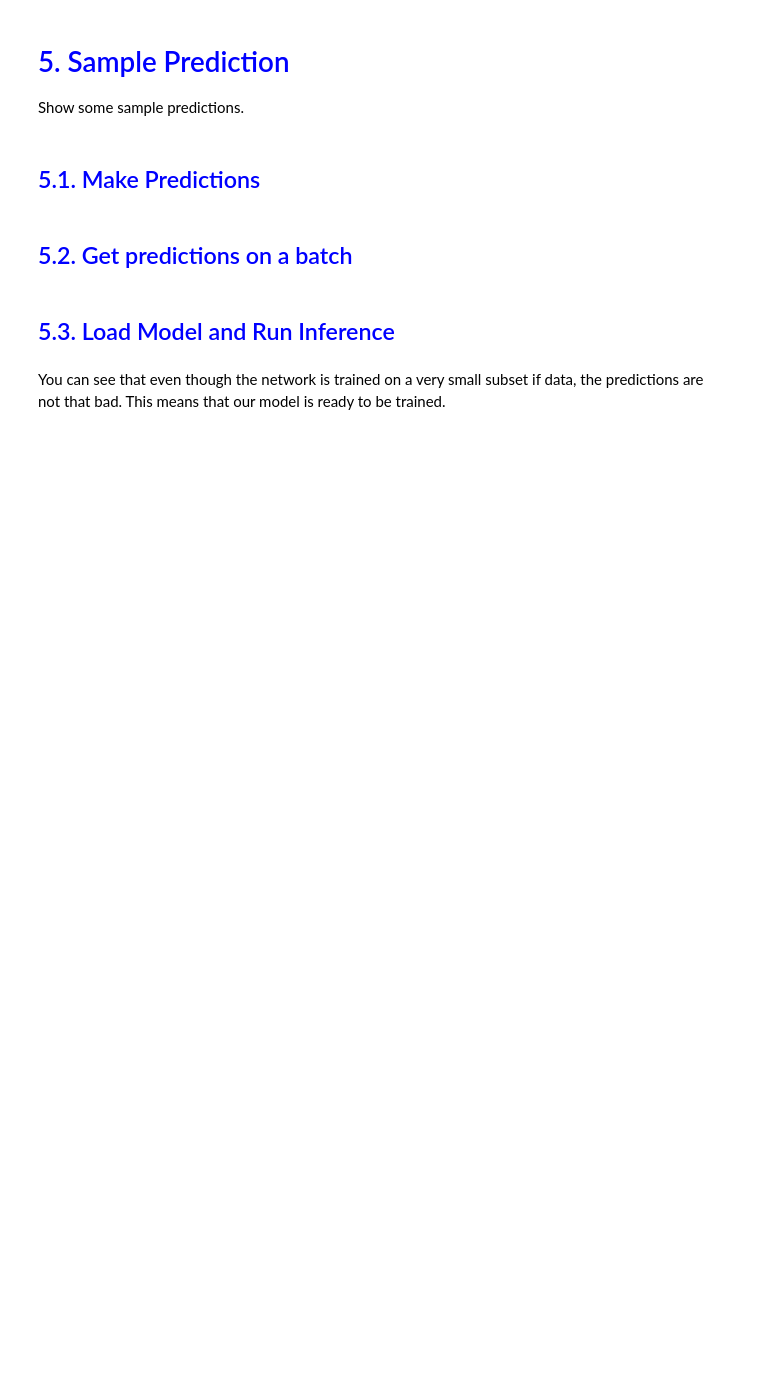
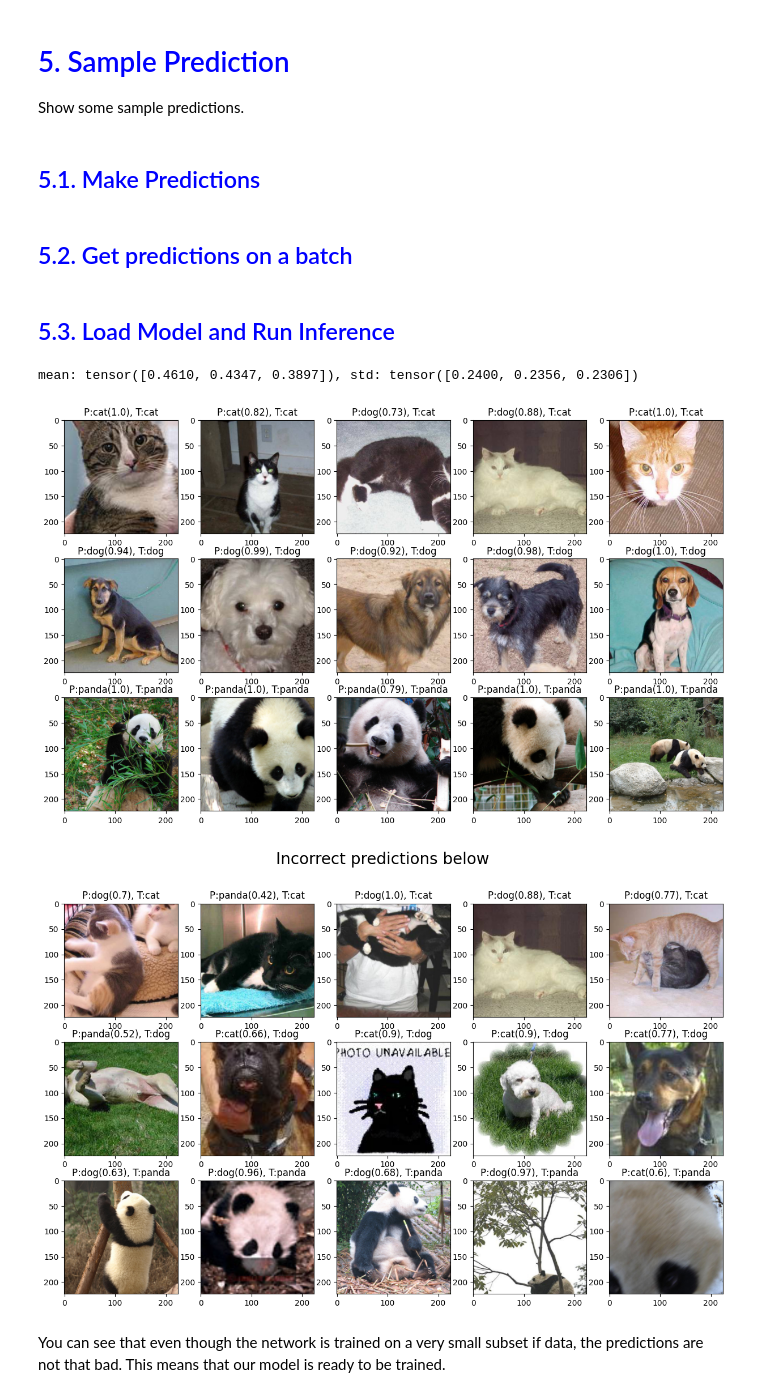
Before and after one commit to half-glass/deep_week5, a Jupyter notebook: Training_from_scratch.ipynb, the cells around one changed output. Saved outputs shown, nothing was run; the diff lists cells and outputs as text; code cells hidden in the pictures; blank space fills up the shorter version.

```diff
--- a/Training_from_scratch.ipynb
+++ b/Training_from_scratch.ipynb
@@ -134,3 +159,38 @@ def get_data(batch_size, data_root, num_workers=4, data_augmentation=False):
+# %%
+def get_data(batch_size, data_root, num_workers=4, data_augmentation=False):
+
+    train_data_path = os.path.join(data_root, 'training')
+    mean, std = get_mean_std(data_root=train_data_path, num_workers=num_workers)
+
+    # if data_augmentation is true
+    # data augmentation implementation
+    if data_augmentation:
+        train_transforms = data_augmentation_preprocess(mean, std)
+    # else do common transforms
+    else:
+        common_transforms = image_common_transforms(mean, std)
+        train_transforms = common_transforms
+
+
+    # train dataloader
+
+    train_loader = data_loader(train_data_path,
+                               train_transforms,
+                               batch_size=batch_size,
+                               shuffle=True,
+                               num_workers=num_workers)
+
+    # test dataloader
+
+    test_data_path = os.path.join(data_root, 'validation')
+
+    test_loader = data_loader(test_data_path,
+                              train_transforms,
+                              batch_size=batch_size,
+                              shuffle=False,
+                              num_workers=num_workers)
+
+    return train_loader, test_loader
 # %% [markdown]
 # <font style="color:blue">Step 4: Train your Model</font>
 It is time to create the training pipeline and train your model on the full data.
@@ -157,9 +217,9 @@ class TrainingConfiguration:
     '''
     Describes configuration of the training process
     '''
-    batch_size: int = 10
-    epochs_count: int = 50
-    init_learning_rate: float = 0.1  # initial learning rate for lr scheduler
+    batch_size: int = 32
+    epochs_count: int = 70
+    init_learning_rate: float = 0.0002  # initial learning rate for lr scheduler
     log_interval: int = 5
     test_interval: int = 1
     data_root: str = "./cat-dog-panda"
@@ -596,18 +861,23 @@ def get_sample_prediction(model, data_root, mean, std):
 # %%
 m = MyModel()
 
 m = load_model(m)
 
 train_config = TrainingConfiguration()
 
 test_data_path = os.path.join(train_config.data_root, 'validation')
 
 train_data_path = os.path.join(train_config.data_root, 'training')
 
 mean, std = get_mean_std(train_data_path)
 
 
 get_sample_prediction(m, test_data_path, mean, std)
+get_incorrect_predictions(m, test_data_path, mean, std)
+# %% [output]
+mean: tensor([0.4610, 0.4347, 0.3897]), std: tensor([0.2400, 0.2356, 0.2306])
+[figure, added]
+[figure, added]
 # %% [markdown]
 You can see that even though the network is trained on a very small subset if data, the predictions are not that bad. This means that our model is ready to be trained.
 # %% [markdown]
```
Also changed, not shown: parts of 10 cells of this notebook.
